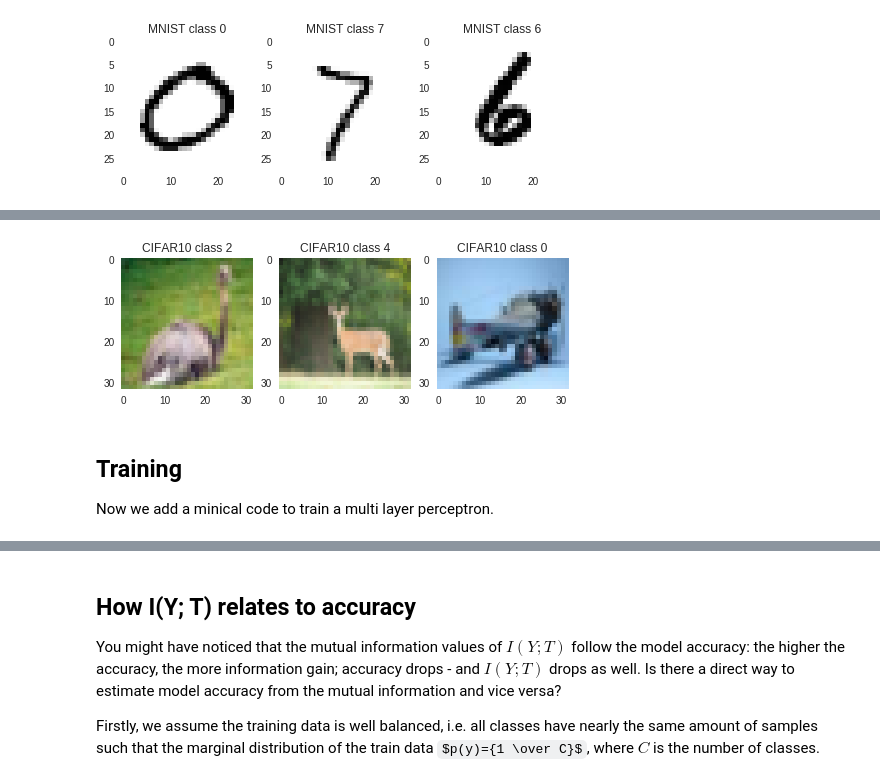
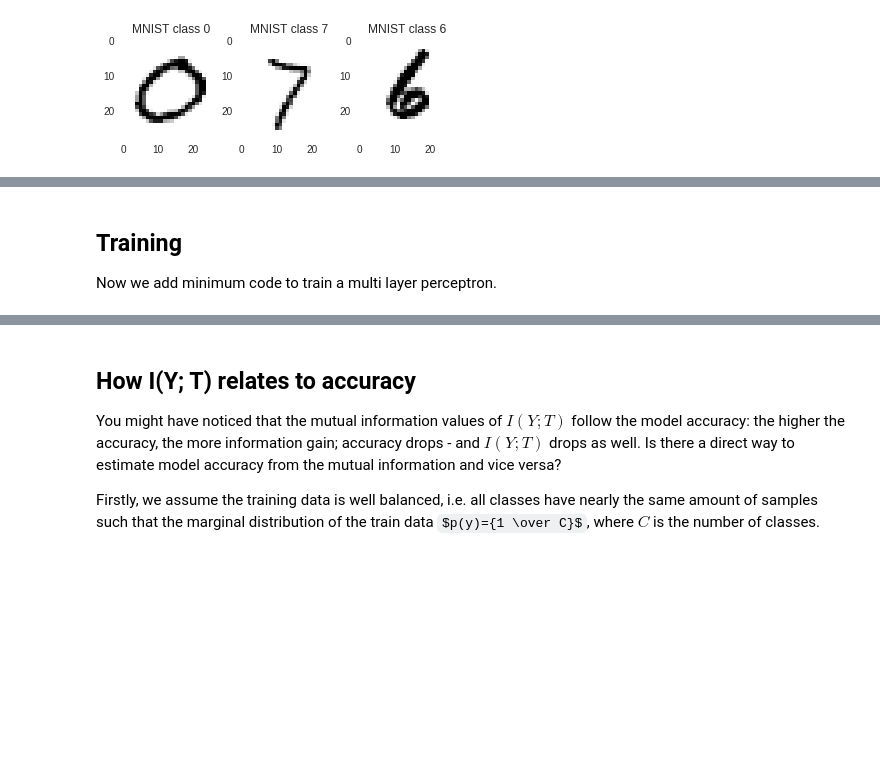
Before and after one commit to KyivAIGroup/workshops, a Jupyter notebook: 01.MutualInformation/04_OpeningTheBlackBoxDL.ipynb, the cells around one changed output, grey strips where cells are left out. Cells and saved outputs as stored; diff of their text form; code cells hidden in the pictures; some formulas as TeX source; blank space fills up the shorter version.

```diff
--- a/01.MutualInformation/04_OpeningTheBlackBoxDL.ipynb
+++ b/01.MutualInformation/04_OpeningTheBlackBoxDL.ipynb
@@ -78,9 +81,8 @@ def visualize(dataset_str: str):
         plt.imshow(image)
         plt.title(f"{loader.dataset.__class__.__name__} class {labels[im_id]}")
         plt.grid(False)
-    plt.show()
 
 
 visualize("MNIST")
-visualize("CIFAR10")
+# visualize("CIFAR10")
 # %% [output]
@@ -87 +95 @@ visualize("CIFAR10")
-[figure, old version]
+[figure, new version]
@@ -89,8 +96,7 @@ Downloading https://www.cs.toronto.edu/~kriz/cifar-10-python.tar.gz to data/cifa
-[figure, removed]
 # %% [markdown]
 ## Training
 
-Now we add a minical code to train a multi layer perceptron.
+Now we add minimum code to train a multi layer perceptron.
 # %%
 class MLP(nn.Module):
 
```
Also changed, not shown: parts of 17 cells of this notebook, 4 other files.
